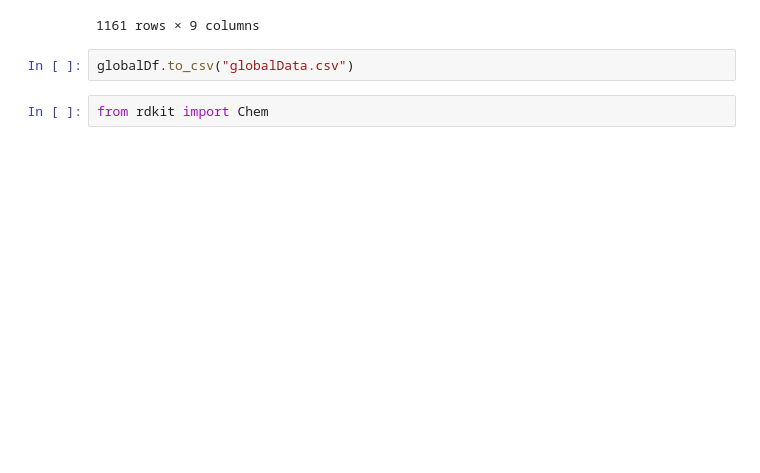
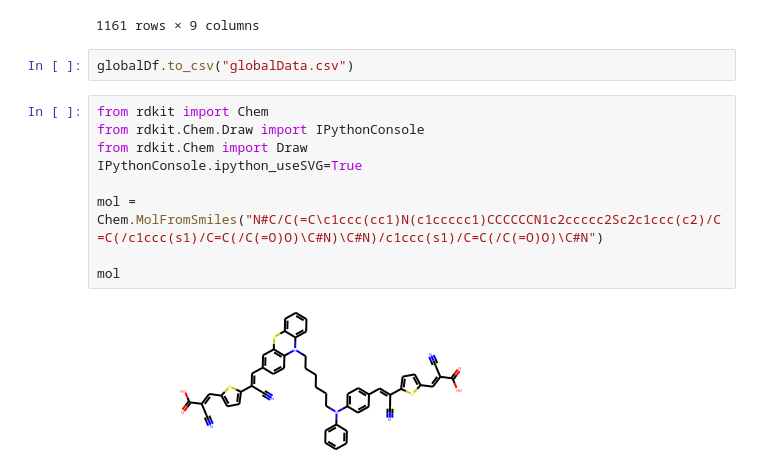
Before and after one commit to PaulC61/Cheminformatics, a Jupyter notebook: InternshipM2_BIU/WorkingEnvironment/Phase1/dataProcessing.ipynb, the cells around one changed output. Cells and saved outputs as stored; diff of their text form; blank space fills up the shorter version.

Commit message:
Installed RDKit

```diff
--- a/InternshipM2_BIU/WorkingEnvironment/Phase1/dataProcessing.ipynb
+++ b/InternshipM2_BIU/WorkingEnvironment/Phase1/dataProcessing.ipynb
@@ -209,5 +209,14 @@ globalDf = globalDf.drop(columns=cols[:21])
 1161 rows × 9 columns
 # %%
 globalDf.to_csv("globalData.csv")
-# %%
-from rdkit import Chem
+# %%
+from rdkit import Chem
+from rdkit.Chem.Draw import IPythonConsole
+from rdkit.Chem import Draw
+IPythonConsole.ipython_useSVG=True
+
+mol = Chem.MolFromSmiles("N#C/C(=C\c1ccc(cc1)N(c1ccccc1)CCCCCCN1c2ccccc2Sc2c1ccc(c2)/C=C(/c1ccc(s1)/C=C(/C(=O)O)\C#N)\C#N)/c1ccc(s1)/C=C(/C(=O)O)\C#N")
+
+mol
+# %% [output]
+[figure, added]
```
